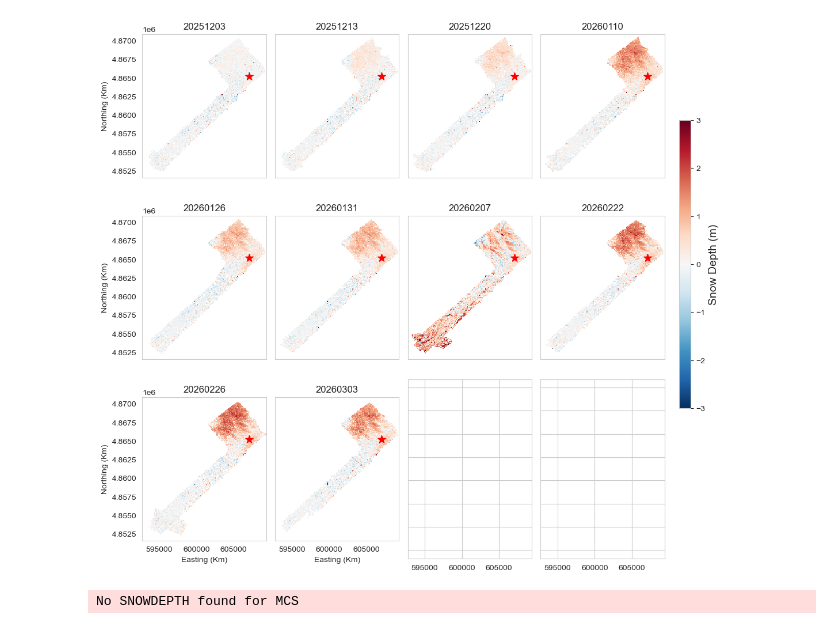
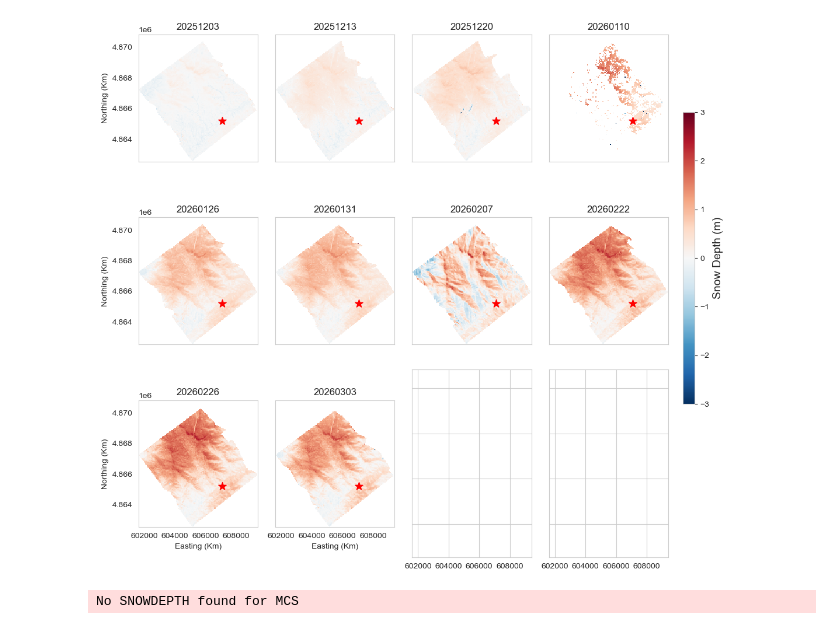
Before and after one commit to naniciafone/crrel, a Jupyter notebook: NIVAL_figs.ipynb, the cells around one changed output. Cells and saved outputs as stored; diff of their text form; code cells hidden in the pictures.

```diff
--- a/NIVAL_figs.ipynb
+++ b/NIVAL_figs.ipynb
@@ -19,7 +19,7 @@ dir = "C:/Users/RDCRLSMC/Desktop/IDAHO_ALS/2026"
 raster_dict = {}
 for root, dirs, files in os.walk(dir):
     for filename in files:
-        if "100m" in filename:
+        if "50m_clip" in filename:
             full_path = os.path.join(root, filename)
             result = filename.split("_")
             name = result[0]
@@ -38,34 +56,35 @@ for i, (date, raster) in enumerate(raster_dict.items()):
 import matplotlib.colors as mcolors
 import matplotlib.cm as cm
 
 vcenter = 0
 vmin = -3
 vmax = 3
 normalize = mcolors.TwoSlopeNorm(vmin=vmin, vcenter=vcenter, vmax=vmax)
 colormap = cm.RdBu_r
 
 fig, axes = plt.subplots(nrows=3, ncols=4, figsize=(10,10), sharex=True, sharey=True)
 for i, (date, raster) in enumerate(raster_dict.items()):
     if i < len(raster_dict.items()):
         ax = axes.flatten()[i]
         snow_depth = rxr.open_rasterio(raster, masked=True)
+        snow_depth = snow_depth.where(snow_depth > -5)
         im = snow_depth.plot(ax=ax, cmap=colormap, vmin=vmin, vmax=vmax, add_colorbar=False, robust=True)
         # gdf_20220217.plot(ax=ax, color='none', edgecolor='red')
         ax.scatter(607084.3493239387, 4865185.334007569, marker='*', s=100, color="red", label='SNOTEL')
         ax.set_title(date)
         ax.set_aspect('equal')
         ax.set_xlabel('Easting (Km)')
         ax.set_ylabel('Northing (Km)')
         ax.label_outer()  # Hides the labels of the shared axes
 
 cbar_ax = fig.add_axes([1.01, 0.3, 0.02, 0.5])
 cbar = fig.colorbar(im, cax=cbar_ax)
 cbar.set_label('Snow Depth (m)', fontsize=14)
 
 plt.tight_layout()
 plt.show()
 # %% [output]
-[figure, old version]
+[figure, new version]
 # %%
 from metloom.pointdata import SnotelPointData
 
```
Also changed, not shown: parts of 2 cells of this notebook.
